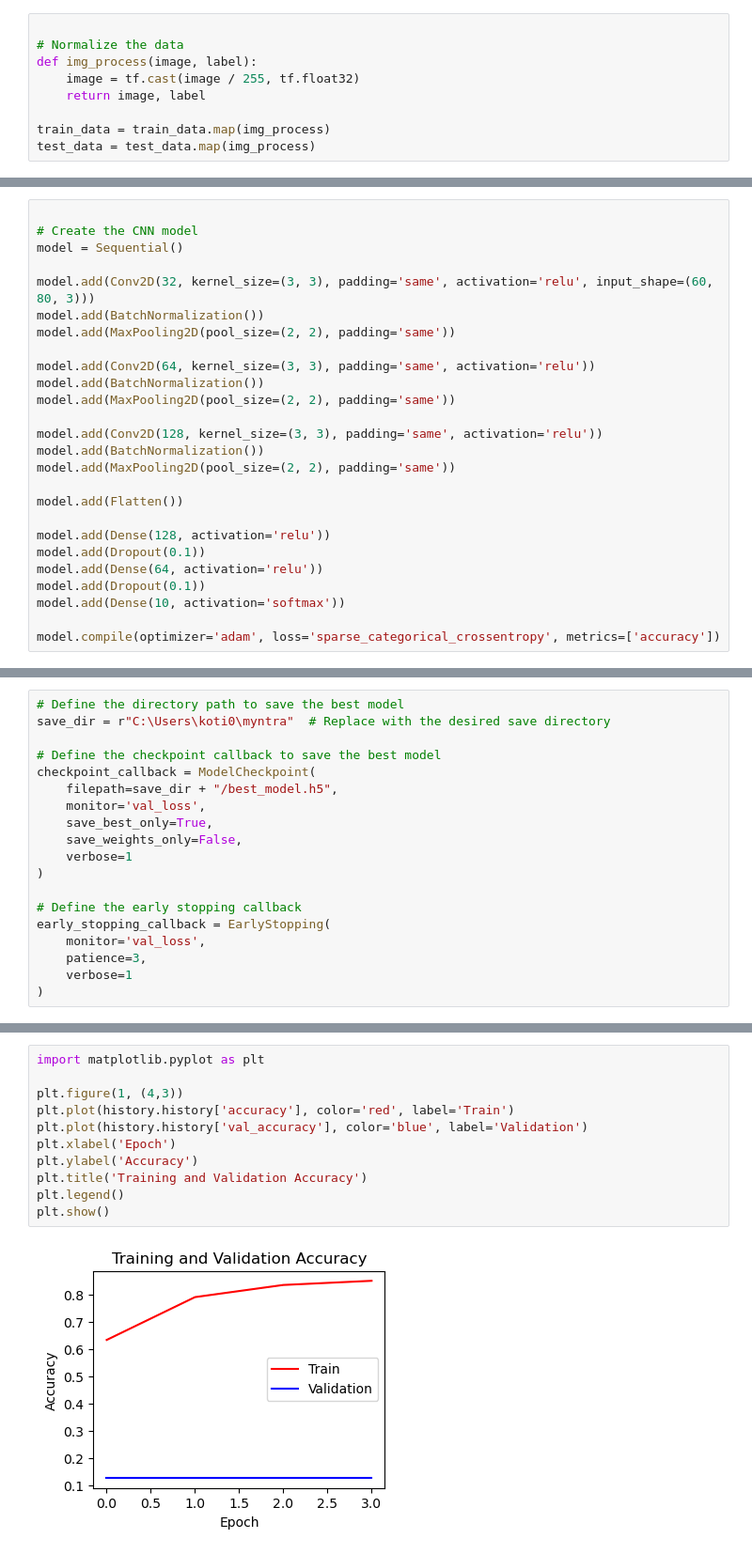
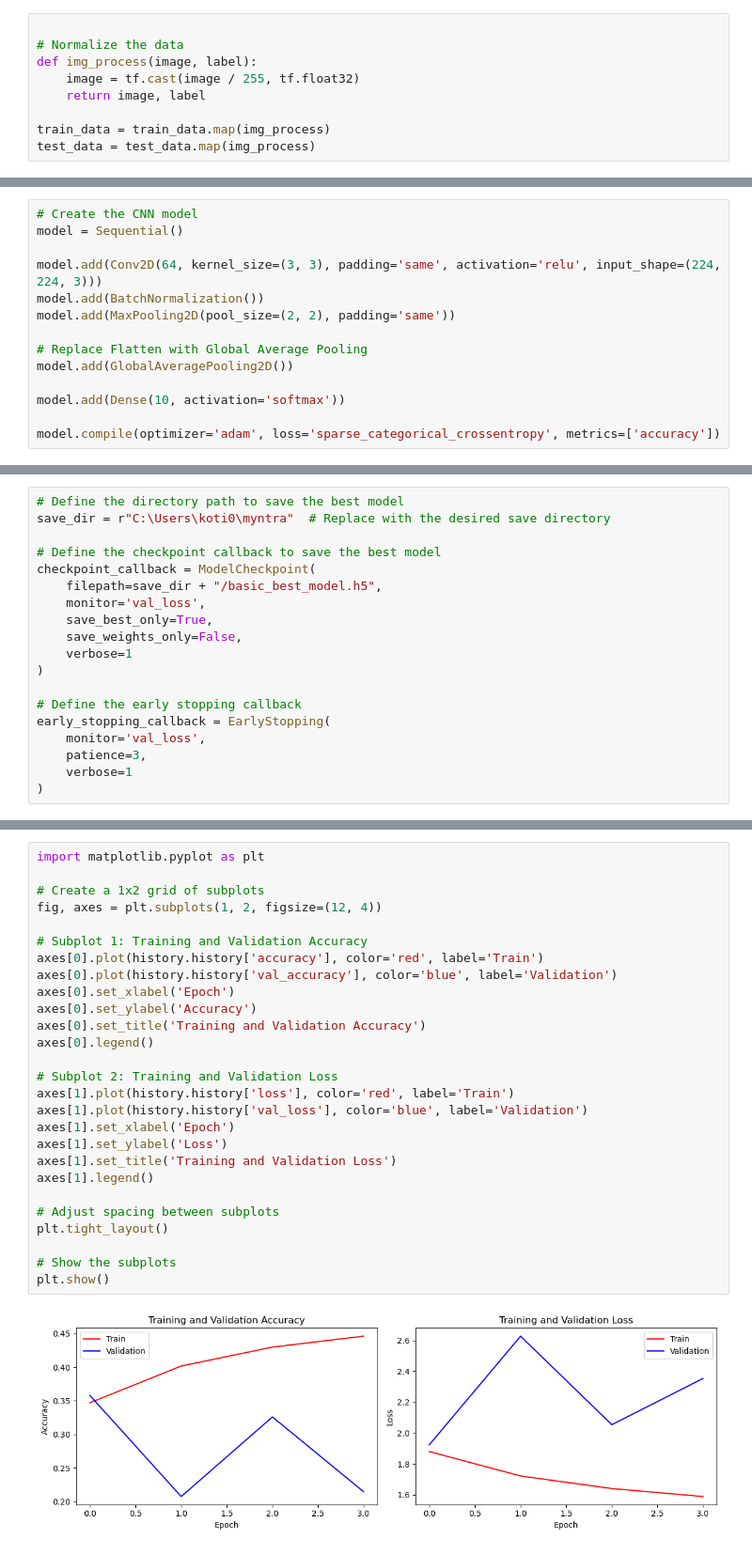
Before and after one commit to koti-malla/image_classification, a Jupyter notebook: image_classification.ipynb, the cells around one changed output, grey strips where cells are left out. Shown at 94% size. Saved outputs shown, nothing was run; the diff lists cells and outputs as text.

```diff
--- a/image_classification.ipynb
+++ b/image_classification.ipynb
@@ -67,26 +179,14 @@ test_data = test_data.map(img_process)
 # %%
-
 # Create the CNN model
 model = Sequential()
 
-model.add(Conv2D(32, kernel_size=(3, 3), padding='same', activation='relu', input_shape=(60, 80, 3)))
+model.add(Conv2D(64, kernel_size=(3, 3), padding='same', activation='relu', input_shape=(224, 224, 3)))
 model.add(BatchNormalization())
 model.add(MaxPooling2D(pool_size=(2, 2), padding='same'))
 
-model.add(Conv2D(64, kernel_size=(3, 3), padding='same', activation='relu'))
-model.add(BatchNormalization())
-model.add(MaxPooling2D(pool_size=(2, 2), padding='same'))
+# Replace Flatten with Global Average Pooling
+model.add(GlobalAveragePooling2D())
 
-model.add(Conv2D(128, kernel_size=(3, 3), padding='same', activation='relu'))
-model.add(BatchNormalization())
-model.add(MaxPooling2D(pool_size=(2, 2), padding='same'))
-
-model.add(Flatten())
-
-model.add(Dense(128, activation='relu'))
-model.add(Dropout(0.1))
-model.add(Dense(64, activation='relu'))
-model.add(Dropout(0.1))
 model.add(Dense(10, activation='softmax'))
 
 model.compile(optimizer='adam', loss='sparse_categorical_crossentropy', metrics=['accuracy'])
@@ -116,7 +216,7 @@ save_dir = r"C:\Users\koti0\myntra"  # Replace with the desired save directory
 
 # Define the checkpoint callback to save the best model
 checkpoint_callback = ModelCheckpoint(
-    filepath=save_dir + "/best_model.h5",
+    filepath=save_dir + "/basic_best_model.h5",
     monitor='val_loss',
     save_best_only=True,
     save_weights_only=False,
@@ -157,13 +253,29 @@ Epoch 9: early stopping
 # %%
 import matplotlib.pyplot as plt
 
-plt.figure(1, (4,3))
-plt.plot(history.history['accuracy'], color='red', label='Train')
-plt.plot(history.history['val_accuracy'], color='blue', label='Validation')
-plt.xlabel('Epoch')
-plt.ylabel('Accuracy')
-plt.title('Training and Validation Accuracy')
-plt.legend()
+# Create a 1x2 grid of subplots
+fig, axes = plt.subplots(1, 2, figsize=(12, 4))
+
+# Subplot 1: Training and Validation Accuracy
+axes[0].plot(history.history['accuracy'], color='red', label='Train')
+axes[0].plot(history.history['val_accuracy'], color='blue', label='Validation')
+axes[0].set_xlabel('Epoch')
+axes[0].set_ylabel('Accuracy')
+axes[0].set_title('Training and Validation Accuracy')
+axes[0].legend()
+
+# Subplot 2: Training and Validation Loss
+axes[1].plot(history.history['loss'], color='red', label='Train')
+axes[1].plot(history.history['val_loss'], color='blue', label='Validation')
+axes[1].set_xlabel('Epoch')
+axes[1].set_ylabel('Loss')
+axes[1].set_title('Training and Validation Loss')
+axes[1].legend()
+
+# Adjust spacing between subplots
+plt.tight_layout()
+
+# Show the subplots
 plt.show()
 # %% [output]
-[figure, old version]
+[figure, new version]
```
Also changed, not shown: parts of 36 cells of this notebook.
